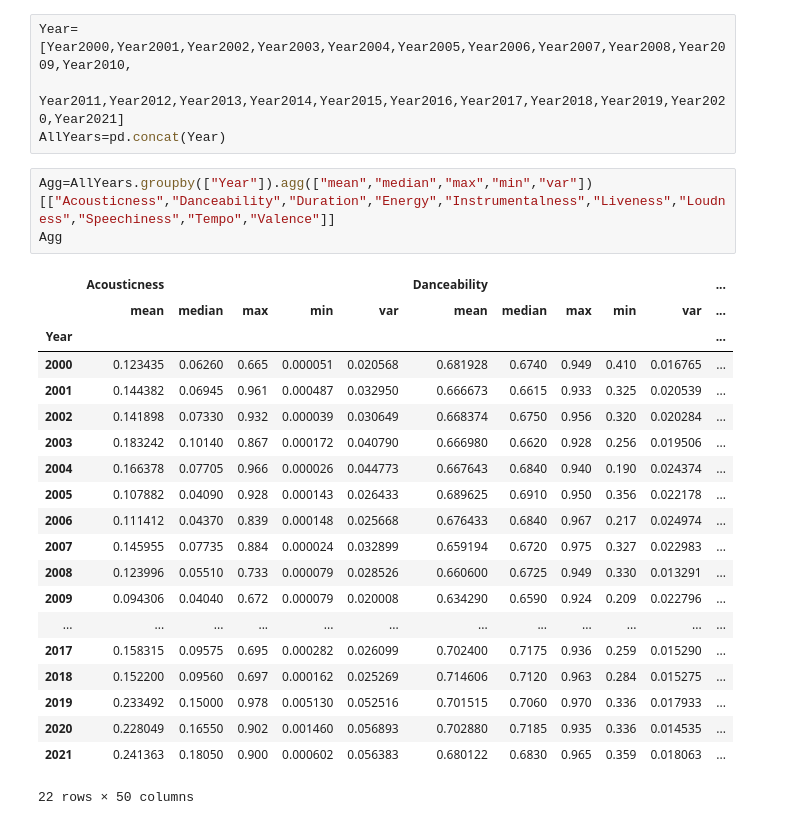
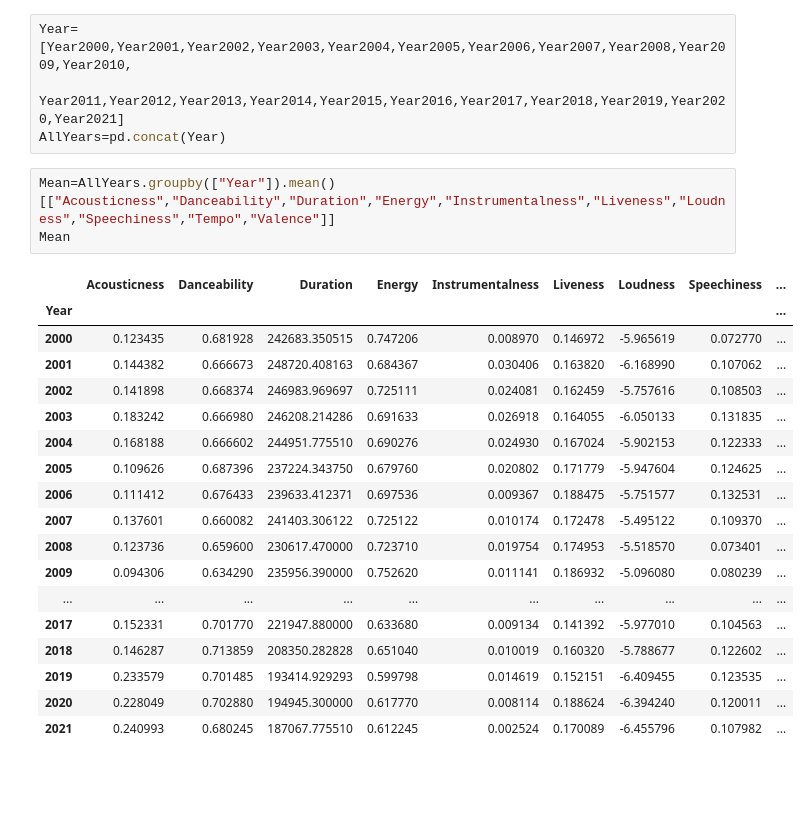
Before and after one commit to dianaagustinaf/spotidata-project, a Jupyter notebook: YearByYearComparison.ipynb, the cells around one changed output. Saved outputs shown, nothing was run; the diff lists cells and outputs as text; blank space fills up the shorter version.

```diff
--- a/YearByYearComparison.ipynb
+++ b/YearByYearComparison.ipynb
@@ -216,26 +216,24 @@ Year=[Year2000,Year2001,Year2002,Year2003,Year2004,Year2005,Year2006,Year2007,Ye
       Year2011,Year2012,Year2013,Year2014,Year2015,Year2016,Year2017,Year2018,Year2019,Year2020,Year2021]
 AllYears=pd.concat(Year)
 # %%
-Agg=AllYears.groupby(["Year"]).agg(["mean","median","max","min","var"])[["Acousticness","Danceability","Duration","Energy","Instrumentalness","Liveness","Loudness","Speechiness","Tempo","Valence"]]
-Agg
+Mean=AllYears.groupby(["Year"]).mean()[["Acousticness","Danceability","Duration","Energy","Instrumentalness","Liveness","Loudness","Speechiness","Tempo","Valence"]]
+Mean
 # %% [output]
-|  | Acousticness |  |  |  |  | Danceability |  |  |  |  | ... |
-|  | mean | median | max | min | var | mean | median | max | min | var | ... |
-| Year |  |  |  |  |  |  |  |  |  |  | ... |
-| 2000 | 0.123435 | 0.06260 | 0.665 | 0.000051 | 0.020568 | 0.681928 | 0.6740 | 0.949 | 0.410 | 0.016765 | ... |
-| 2001 | 0.144382 | 0.06945 | 0.961 | 0.000487 | 0.032950 | 0.666673 | 0.6615 | 0.933 | 0.325 | 0.020539 | ... |
-| 2002 | 0.141898 | 0.07330 | 0.932 | 0.000039 | 0.030649 | 0.668374 | 0.6750 | 0.956 | 0.320 | 0.020284 | ... |
-| 2003 | 0.183242 | 0.10140 | 0.867 | 0.000172 | 0.040790 | 0.666980 | 0.6620 | 0.928 | 0.256 | 0.019506 | ... |
-| 2004 | 0.166378 | 0.07705 | 0.966 | 0.000026 | 0.044773 | 0.667643 | 0.6840 | 0.940 | 0.190 | 0.024374 | ... |
-| 2005 | 0.107882 | 0.04090 | 0.928 | 0.000143 | 0.026433 | 0.689625 | 0.6910 | 0.950 | 0.356 | 0.022178 | ... |
-| 2006 | 0.111412 | 0.04370 | 0.839 | 0.000148 | 0.025668 | 0.676433 | 0.6840 | 0.967 | 0.217 | 0.024974 | ... |
-| 2007 | 0.145955 | 0.07735 | 0.884 | 0.000024 | 0.032899 | 0.659194 | 0.6720 | 0.975 | 0.327 | 0.022983 | ... |
-| 2008 | 0.123996 | 0.05510 | 0.733 | 0.000079 | 0.028526 | 0.660600 | 0.6725 | 0.949 | 0.330 | 0.013291 | ... |
-| 2009 | 0.094306 | 0.04040 | 0.672 | 0.000079 | 0.020008 | 0.634290 | 0.6590 | 0.924 | 0.209 | 0.022796 | ... |
-| ... | ... | ... | ... | ... | ... | ... | ... | ... | ... | ... | ... |
-| 2017 | 0.158315 | 0.09575 | 0.695 | 0.000282 | 0.026099 | 0.702400 | 0.7175 | 0.936 | 0.259 | 0.015290 | ... |
-| 2018 | 0.152200 | 0.09560 | 0.697 | 0.000162 | 0.025269 | 0.714606 | 0.7120 | 0.963 | 0.284 | 0.015275 | ... |
-| 2019 | 0.233492 | 0.15000 | 0.978 | 0.005130 | 0.052516 | 0.701515 | 0.7060 | 0.970 | 0.336 | 0.017933 | ... |
-| 2020 | 0.228049 | 0.16550 | 0.902 | 0.001460 | 0.056893 | 0.702880 | 0.7185 | 0.935 | 0.336 | 0.014535 | ... |
-| 2021 | 0.241363 | 0.18050 | 0.900 | 0.000602 | 0.056383 | 0.680122 | 0.6830 | 0.965 | 0.359 | 0.018063 | ... |
+|  | Acousticness | Danceability | Duration | Energy | Instrumentalness | Liveness | Loudness | Speechiness | ... |
+| Year |  |  |  |  |  |  |  |  | ... |
+| 2000 | 0.123435 | 0.681928 | 242683.350515 | 0.747206 | 0.008970 | 0.146972 | -5.965619 | 0.072770 | ... |
+| 2001 | 0.144382 | 0.666673 | 248720.408163 | 0.684367 | 0.030406 | 0.163820 | -6.168990 | 0.107062 | ... |
+| 2002 | 0.141898 | 0.668374 | 246983.969697 | 0.725111 | 0.024081 | 0.162459 | -5.757616 | 0.108503 | ... |
+| 2003 | 0.183242 | 0.666980 | 246208.214286 | 0.691633 | 0.026918 | 0.164055 | -6.050133 | 0.131835 | ... |
+| 2004 | 0.168188 | 0.666602 | 244951.775510 | 0.690276 | 0.024930 | 0.167024 | -5.902153 | 0.122333 | ... |
+| 2005 | 0.109626 | 0.687396 | 237224.343750 | 0.679760 | 0.020802 | 0.171779 | -5.947604 | 0.124625 | ... |
+| 2006 | 0.111412 | 0.676433 | 239633.412371 | 0.697536 | 0.009367 | 0.188475 | -5.751577 | 0.132531 | ... |
+| 2007 | 0.137601 | 0.660082 | 241403.306122 | 0.725122 | 0.010174 | 0.172478 | -5.495122 | 0.109370 | ... |
+| 2008 | 0.123736 | 0.659600 | 230617.470000 | 0.723710 | 0.019754 | 0.174953 | -5.518570 | 0.073401 | ... |
+| 2009 | 0.094306 | 0.634290 | 235956.390000 | 0.752620 | 0.011141 | 0.186932 | -5.096080 | 0.080239 | ... |
+| ... | ... | ... | ... | ... | ... | ... | ... | ... | ... |
+| 2017 | 0.152331 | 0.701770 | 221947.880000 | 0.633680 | 0.009134 | 0.141392 | -5.977010 | 0.104563 | ... |
+| 2018 | 0.146287 | 0.713859 | 208350.282828 | 0.651040 | 0.010019 | 0.160320 | -5.788677 | 0.122602 | ... |
+| 2019 | 0.233579 | 0.701485 | 193414.929293 | 0.599798 | 0.014619 | 0.152151 | -6.409455 | 0.123535 | ... |
+| 2020 | 0.228049 | 0.702880 | 194945.300000 | 0.617770 | 0.008114 | 0.188624 | -6.394240 | 0.120011 | ... |
+| 2021 | 0.240993 | 0.680245 | 187067.775510 | 0.612245 | 0.002524 | 0.170089 | -6.455796 | 0.107982 | ... |
-22 rows × 50 columns
```
Also changed, not shown: parts of 11 cells of this notebook.
